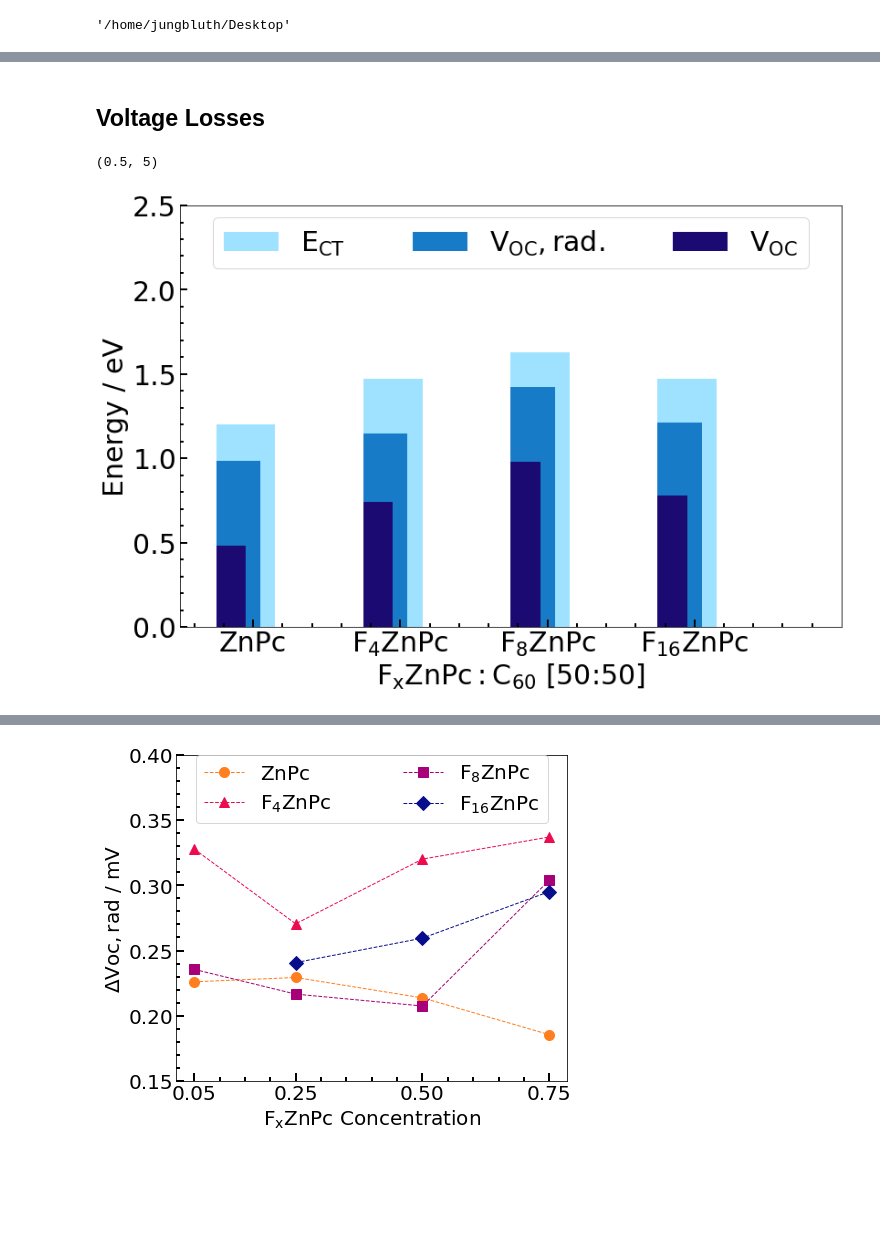
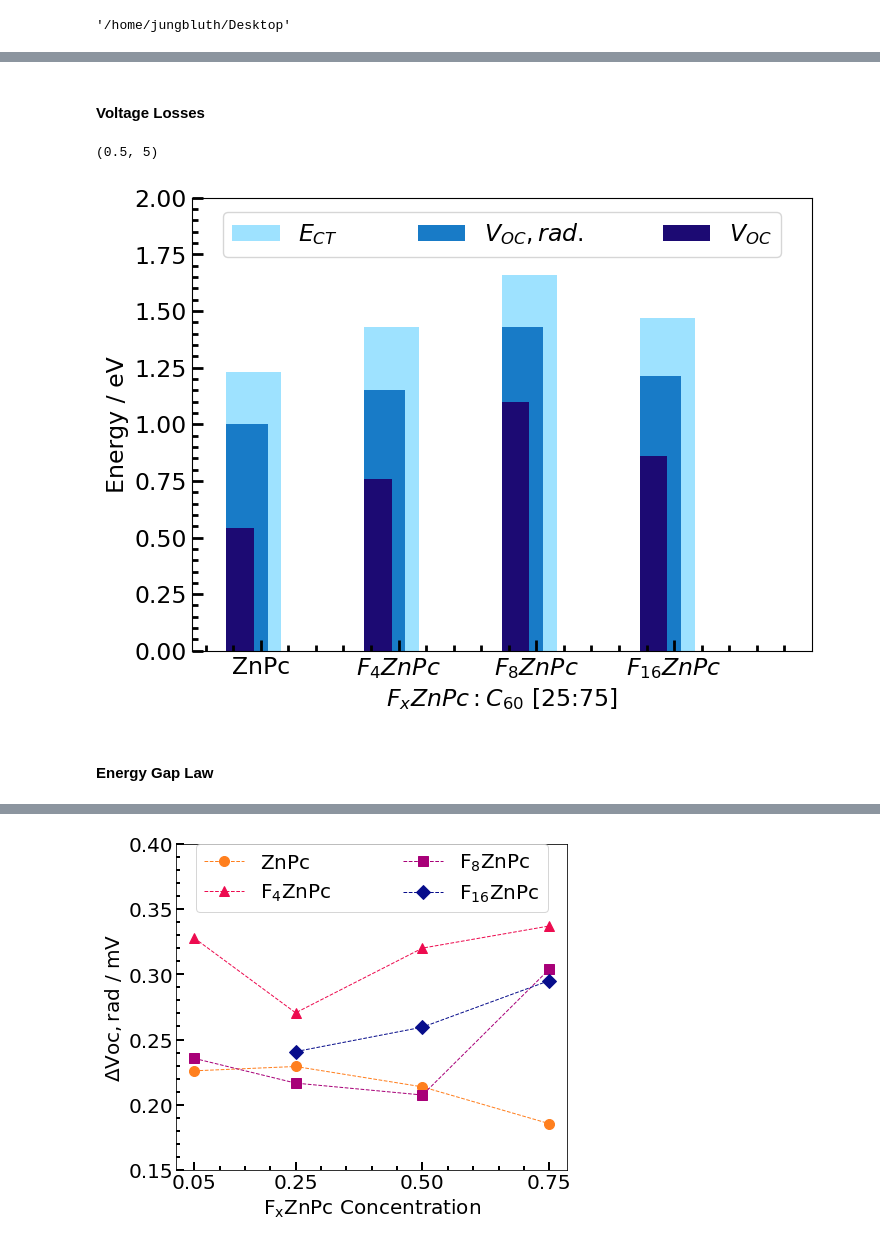
Before and after one commit to annajungbluth/Voltage-Loss-Calculations, a Jupyter notebook: Voltage Losses.ipynb, the cells around one changed output, grey strips where cells are left out. Drawn from its saved outputs; the diff is of its cells as text; code cells hidden in the pictures; blank space fills up the shorter version.

```diff
--- a/Voltage Losses.ipynb
+++ b/Voltage Losses.ipynb
@@ -51,14 +60,14 @@ ZnPc_25 = pd.read_csv('ZnPc_Data/ZnPc_series_sEQE_analysis/DR45_D_25_ZnPc_C60_5'
 ZnPc_50 = pd.read_csv('ZnPc_Data/ZnPc_series_sEQE_analysis/DR39_C_50_ZnPc_C60_4')
 ZnPc_75 = pd.read_csv('ZnPc_Data/ZnPc_series_sEQE_analysis/DR45_A_75_ZnPc_C60_4')
 # %%
-F4ZnPc_5 = pd.read_csv('ZnPc_Data/ZnPc_series_sEQE_analysis/DR40_B_5_F4ZnPc_C60_8')
+F4ZnPc_5 = pd.read_csv('ZnPc_Data/ZnPc_series_sEQE_analysis/DR40_B_5_F4ZnPc_C60_2')
 F4ZnPc_25 = pd.read_csv('ZnPc_Data/ZnPc_series_sEQE_analysis/DR41_B_25_F4ZnPc_C60_2')
-F4ZnPc_50 = pd.read_csv('ZnPc_Data/ZnPc_series_sEQE_analysis/DR40_A_50_F4ZnPc_C60_4')
+F4ZnPc_50 = pd.read_csv('ZnPc_Data/ZnPc_series_sEQE_analysis/DR40_A_50_F4ZnPc_C60_5')
 F4ZnPc_75 = pd.read_csv('ZnPc_Data/ZnPc_series_sEQE_analysis/DR41_C_75_F4ZnPc_C60_4')
 # %%
 #F8ZnPc_5 = pd.read_csv('ZnPc_Data/ZnPc_series_sEQE_analysis/DR42_D_5_F8ZnPc_C60_1')
 F8ZnPc_5 = pd.read_csv('ZnPc_Data/ZnPc_series_sEQE_analysis/DR52_C_5_F8ZnPc_C60_2')
-F8ZnPc_25 = pd.read_csv('ZnPc_Data/ZnPc_series_sEQE_analysis/DR43_D_25_F8ZnPc_C60_5')
+F8ZnPc_25 = pd.read_csv('ZnPc_Data/ZnPc_series_sEQE_analysis/DR43_D_25_F8ZnPc_C60_1')
 F8ZnPc_50 = pd.read_csv('ZnPc_Data/ZnPc_series_sEQE_analysis/DR42_C_50_F8ZnPc_C60_7')
 F8ZnPc_75 = pd.read_csv('ZnPc_Data/ZnPc_series_sEQE_analysis/DR43_A_75_F8ZnPc_C60_4')
 F8ZnPc_95 = pd.read_csv('ZnPc_Data/ZnPc_series_sEQE_analysis/DR52_A_95_F8ZnPc_C60_8')
@@ -69,0 +120,9 @@ F16ZnPc_75 = pd.read_csv('ZnPc_Data/ZnPc_series_sEQE_analysis/DR44_C_75_F16ZnPc_
+# %%
+samples = ZnPc_samples + F4ZnPc_samples + F8ZnPc_samples + F16ZnPc_samples
+columns = ZnPc_columns + F4ZnPc_columns + F8ZnPc_columns + F16ZnPc_columns
+Voc = ZnPc_Voc + F4ZnPc_Voc + F8ZnPc_Voc + F16ZnPc_Voc
+Jsc = ZnPc_Jsc + F4ZnPc_Jsc + F8ZnPc_Jsc + F16ZnPc_Jsc
+Ect_Marcus = ZnPc_Ect_Marcus + F4ZnPc_Ect_Marcus + F8ZnPc_Ect_Marcus + F16ZnPc_Ect_Marcus
+Ect_Marcus_Disorder = ZnPc_Ect_Marcus_Disorder + F4ZnPc_Ect_Marcus_Disorder + F8ZnPc_Ect_Marcus_Disorder + F16ZnPc_Ect_Marcus_Disorder
+Ect_MLJ = ZnPc_Ect_MLJ + F4ZnPc_Ect_MLJ + F8ZnPc_Ect_MLJ + F16ZnPc_Ect_MLJ
+Ect_MLJ_Disorder = ZnPc_Ect_MLJ_Disorder + F4ZnPc_Ect_MLJ_Disorder + F8ZnPc_Ect_MLJ_Disorder + F16ZnPc_Ect_MLJ_Disorder
@@ -93,7 +158,7 @@ for n in range(len(samples)):
     voc_rad_list.append(voc_rad)
     delta_voc_nonrad_list.append(voc_nonrad)
     led_QE_list.append(led_QE)
-    delta_voc_rad_list.append(Ect[n]-voc_nonrad-Voc[n])
+    delta_voc_rad_list.append(Ect_Marcus[n]-voc_nonrad-Voc[n])
 
 
 summary['Sample']=columns
@@ -102,7 +167,7 @@ summary['J0,rad [mA/cm2]']=j0_list
 summary['Voc,rad [V]']=voc_rad_list
 summary['Delta Voc, nonrad [V]']=delta_voc_nonrad_list
 summary['Delta Voc, rad [V]']=delta_voc_rad_list
-summary['ECT [V]']=Ect
+summary['ECT [V]']=Ect_Marcus
 summary['Voc [V]']=Voc
 summary['LED QE']=led_QE_list
 # %%
@@ -129,52 +300,57 @@ summary
 # %% [markdown]
-## Voltage Losses
+#### Voltage Losses
 # %%
 colors = ['#9ee2ff', '#59afe4', '#187bc7', '#0047a2', '#1c0a73']
-
-labels = ['ZnPc', '$\mathregular{F_{4}ZnPc}$', '$\mathregular{F_{8}ZnPc}$', '$\mathregular{F_{16}ZnPc}$']
-labels_2 = ['ZnPc', 'F4ZnPc', 'F8ZnPc', 'F16ZnPc']
+labels = ['ZnPc', '$F_{4}ZnPc$', '$F_{8}ZnPc$', '$F_{16}ZnPc$']
 
 x = [1,2,3,4]
 x_2 = [0.75,1.75,2.75,3.75]
 
-sample_list ={'F0_5':0, 'F0_25':1, 'F0_50':2, 'F0_75':3, 'F4_5':4, 'F4_25':5, 'F4_50':6, 'F4_75':7, 'F8_5':8, 'F8_25':9, 'F8_50':10, 'F8_75':11, 'F8_95':12, 'F16_25':13, 'F16_75':14, 'F16_50':15, 'F16_5':16}
+ZnPc_sample_list = {'F0_5':0, 'F0_25':1, 'F0_50':2, 'F0_75':3}
+F4ZnPc_sample_list  = {'F4_5':4, 'F4_25':5, 'F4_50':6, 'F4_75':7}
+F8ZnPc_sample_list = {'F8_5':8, 'F8_25':9, 'F8_50':10, 'F8_75':11, 'F8_95':12}
+F16ZnPc_sample_list = {'F16_5':13, 'F16_25':14, 'F16_50':15, 'F16_75':16}
 
-F0 = sample_list['F0_50']
-F4 = sample_list['F4_50']
-F8 = sample_list['F8_50']
-F16 = sample_list['F16_50']
+F0 = ZnPc_sample_list['F0_25']
+F4 = F4ZnPc_sample_list['F4_25']
+F8 = F8ZnPc_sample_list['F8_25']
+F16 = F16ZnPc_sample_list['F16_25']
 
-ect = [Ect[F0],Ect[F4],Ect[F8],Ect[F16]]
+n = 1
+
+Ect = [ZnPc_Ect_Marcus[n], F4ZnPc_Ect_Marcus[n], F8ZnPc_Ect_Marcus[n], F16ZnPc_Ect_Marcus[n]]
+Voc = [ZnPc_Voc[n], F4ZnPc_Voc[n], F8ZnPc_Voc[n], F16ZnPc_Voc[n]]
 voc_rad = [voc_rad_list[F0],voc_rad_list[F4],voc_rad_list[F8],voc_rad_list[F16]]
 delta_voc_rad = [delta_voc_rad_list[F0],delta_voc_rad_list[F4],delta_voc_rad_list[F8],delta_voc_rad_list[F16]]
 delta_voc_non_rad = [delta_voc_nonrad_list[F0],delta_voc_nonrad_list[F4],delta_voc_nonrad_list[F8],delta_voc_nonrad_list[F16]]
-voc = [Voc[F0],Voc[F4],Voc[F8],Voc[F16]]
 
 df = pd.DataFrame()
-df['Sample'] = labels_2
+df['Sample'] = labels
 df['Delta Voc, rad [V]'] = delta_voc_rad
 df['Delta Voc, nonrad [V]'] = delta_voc_non_rad
 
-plt.figure(figsize=(13,8.5))
+plt.figure(figsize=(8,6), dpi=100)
 plt.grid(False)
-plt.tick_params(labelsize=14)
+plt.tick_params(labelsize=12)
 plt.minorticks_on()
 plt.rcParams['figure.facecolor']='xkcd:white'
 plt.rcParams['figure.edgecolor']='xkcd:white'
-plt.tick_params(labelsize=30, direction='in', axis='both', which='major', length=8, width=2)
-plt.tick_params(labelsize=30, direction='in', axis='both', which='minor', length=4, width=2)
-plt.xlabel('$\mathregular{F_{x}ZnPc:C_{60}}$ [50:50]', fontsize=30, fontweight='medium')
+plt.tick_params(labelsize=17, direction='in', axis='both', which='major', length=8, width=2)
+plt.tick_params(labelsize=17, direction='in', axis='both', which='minor', length=4, width=2)
+plt.xlabel('$F_{x}ZnPc:C_{60}}$ [25:75]', fontsize=17, fontweight='medium')
 #plt.ylabel('Voltage / V', fontsize=30, fontweight='medium')
-plt.ylabel('Energy / eV', fontsize=30, fontweight='medium')
+plt.ylabel('Energy / eV', fontsize=17, fontweight='medium')
 plt.xticks(x, labels)
 
-plt.bar(x_2, ect, width=0.4, align='edge', label='$\mathregular{E_{CT}}$', color=colors[0]) #, hatch='/')
-plt.bar(x_2, voc_rad, width=0.3, align='edge', label='$\mathregular{V_{OC},rad.}$', color=colors[2])#, hatch='|')
-plt.bar(x_2, voc, width=0.2, align='edge', label='$\mathregular{V_{OC}}$', color=colors[4]) #, hatch='\\')
+plt.bar(x_2, Ect, width=0.4, align='edge', label='$E_{CT}$', color=colors[0]) #, hatch='/')
+plt.bar(x_2, voc_rad, width=0.3, align='edge', label='$V_{OC},rad.$', color=colors[2])#, hatch='|')
+plt.bar(x_2, Voc, width=0.2, align='edge', label='$V_{OC}$', color=colors[4]) #, hatch='\\')
 
-plt.legend(fontsize = 30, bbox_to_anchor=(0.05, 0.85, 0.9, .102), loc=3,ncol=3, mode="expand", borderaxespad=0.)
-plt.ylim(0,2.5)
+plt.legend(fontsize = 17, bbox_to_anchor=(0.05, 0.87, 0.9, .102), loc=3,ncol=3, mode="expand", borderaxespad=0.)
+plt.ylim(0,2)
 plt.xlim(0.5, 5)
 # %% [output]
 (0.5, 5)
-[figure, old version]
+[figure, new version]
+# %% [markdown]
+#### Energy Gap Law
```
Also changed, not shown: parts of 34 cells of this notebook.
